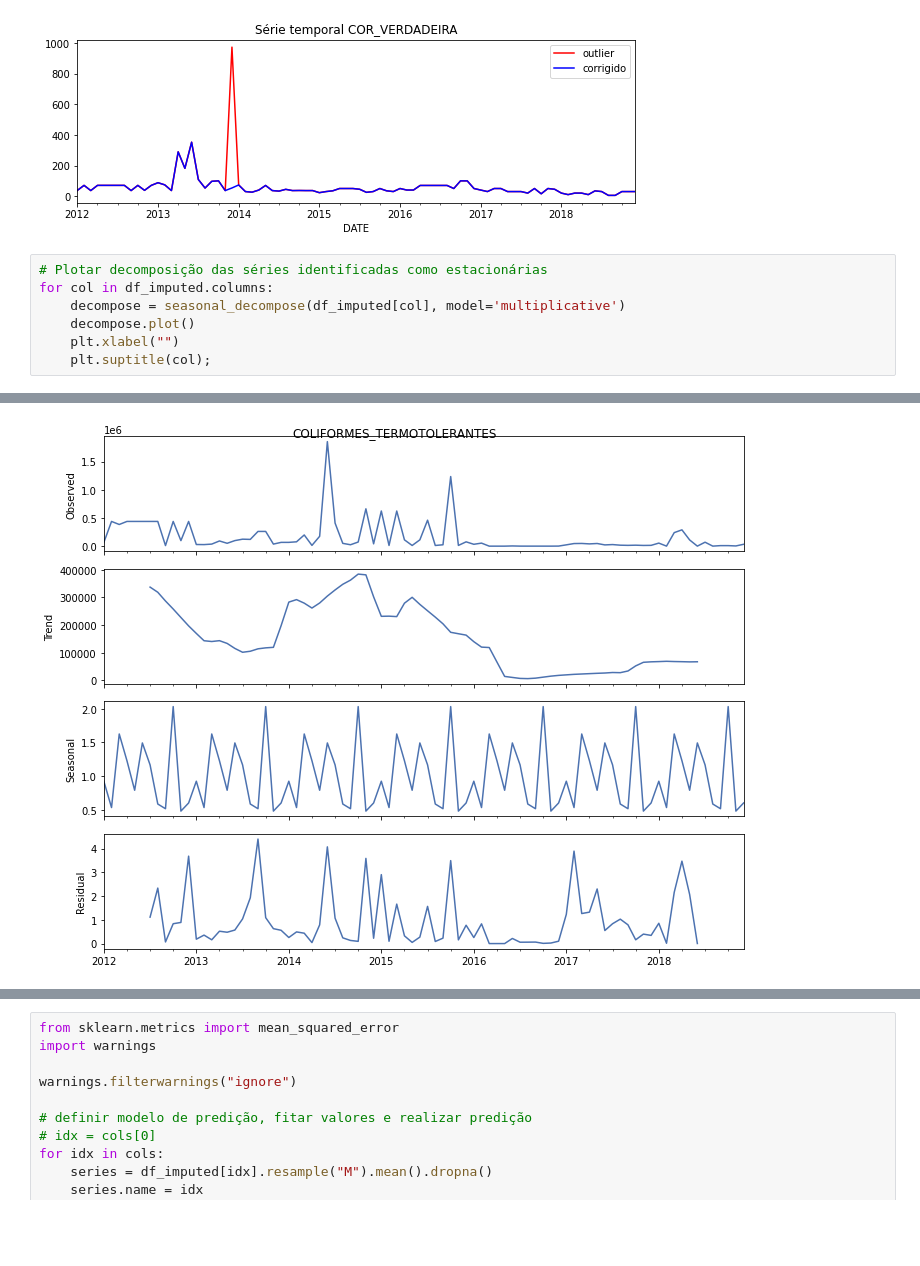
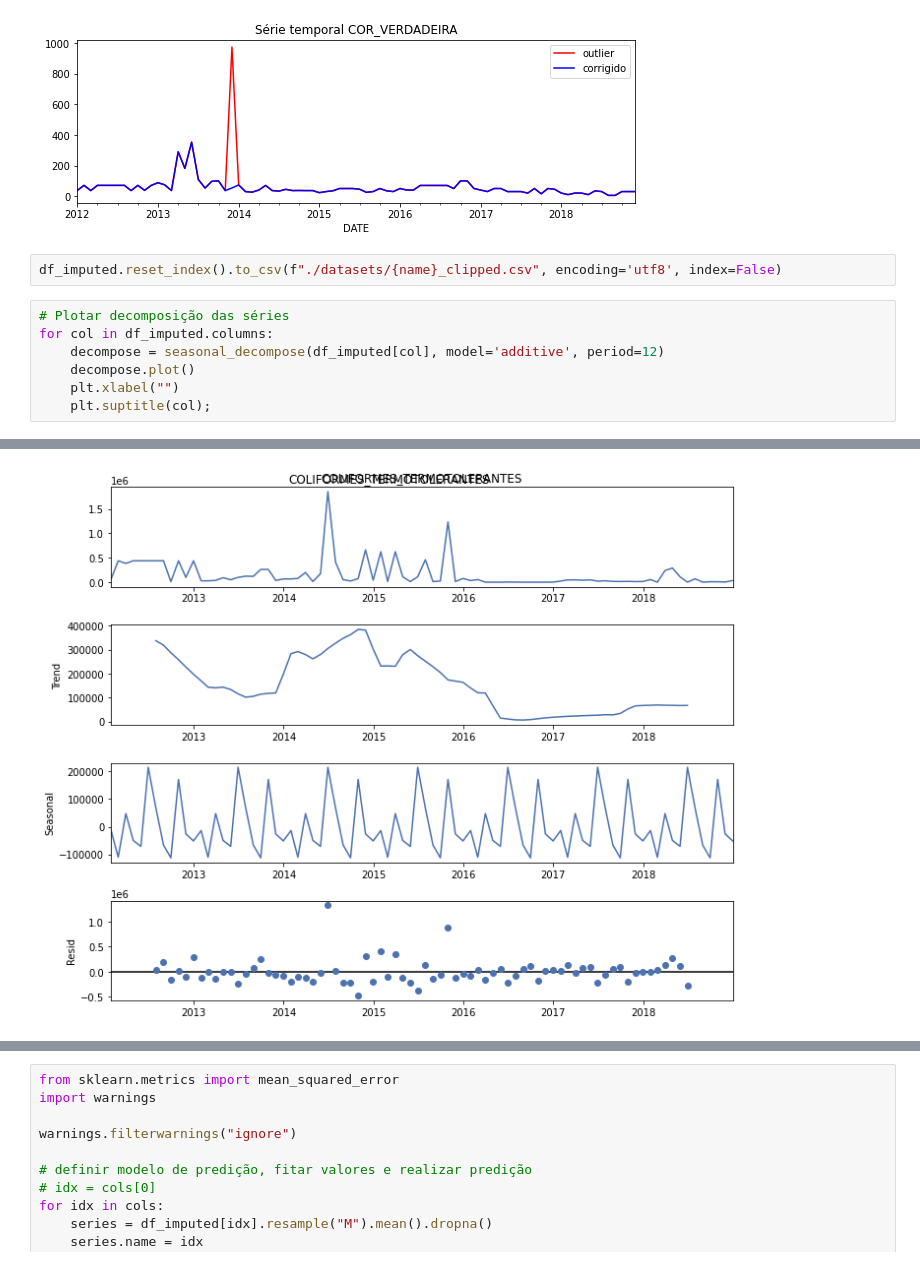
Before and after one commit to vcwild/wtp-model, a Jupyter notebook: model.ipynb, the cells around one changed output, grey strips where cells are left out. Saved outputs shown, nothing was run; the diff lists cells and outputs as text; blank space fills up the shorter version.

```diff
--- a/model.ipynb
+++ b/model.ipynb
@@ -238,10 +239,12 @@ for col in df.columns:
 [figure]
 [figure]
 [figure]
+# %%
+df_imputed.reset_index().to_csv(f"./datasets/{name}_clipped.csv", encoding='utf8', index=False)
 # %%
-# Plotar decomposição das séries identificadas como estacionárias
+# Plotar decomposição das séries
 for col in df_imputed.columns:
-    decompose = seasonal_decompose(df_imputed[col], model='multiplicative')
+    decompose = seasonal_decompose(df_imputed[col], model='additive', period=12)
     decompose.plot()
     plt.xlabel("")
     plt.suptitle(col);
@@ -250 +253 @@ for col in df_imputed.columns:
-[figure, old version]
+[figure, new version]
```
Also changed, not shown: parts of 3 cells of this notebook, 1 other file.
